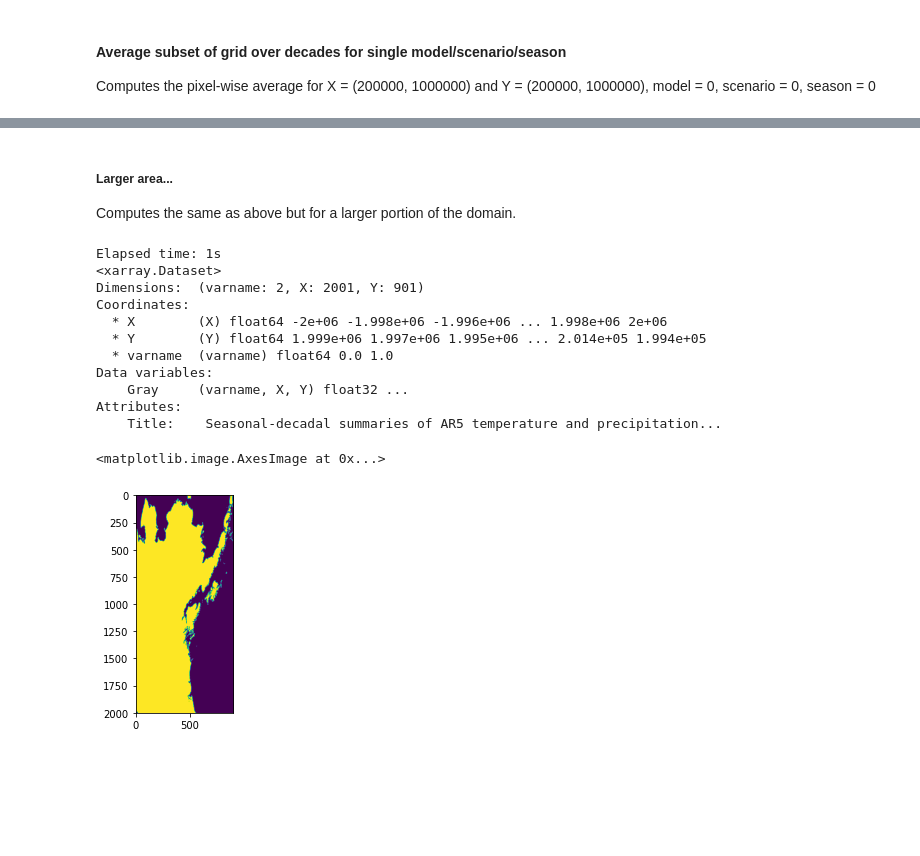
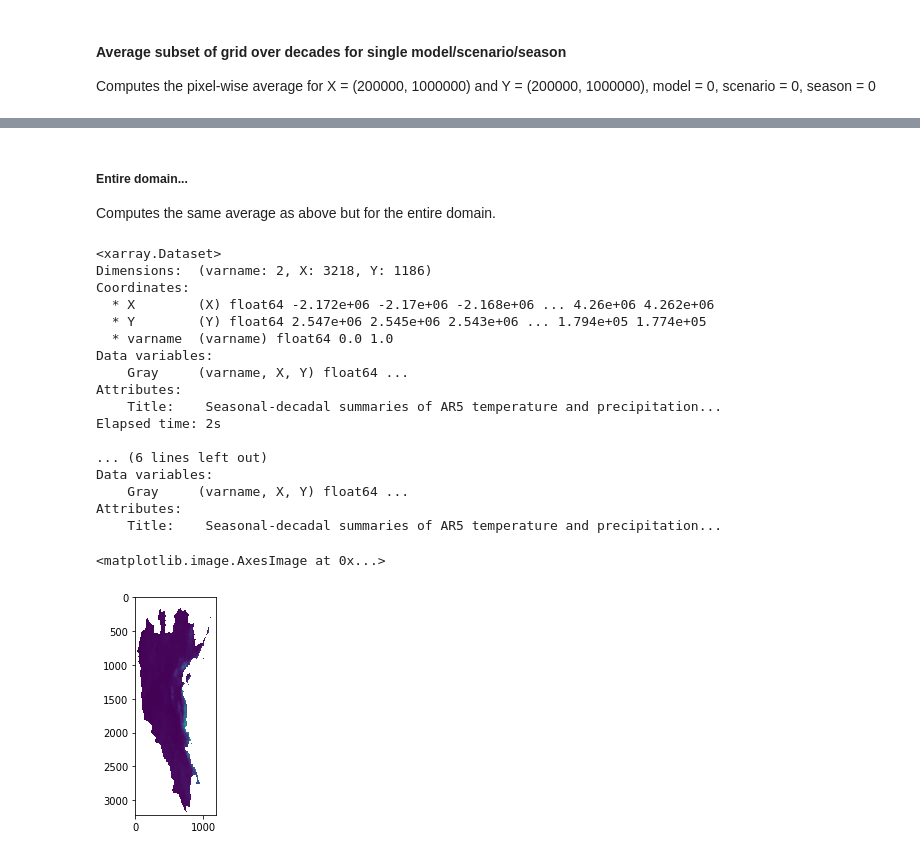
Before and after one commit to ua-snap/snap-geo, a Jupyter notebook: explore_wcps.ipynb, the cells around one changed output, grey strips where cells are left out. Cells and saved outputs as stored; diff of their text form; code cells hidden in the pictures; blank space fills up the shorter version.

```diff
--- a/explore_wcps.ipynb
+++ b/explore_wcps.ipynb
@@ -14,16 +16,4 @@ from urllib.parse import quote
 # %%
-# just using the API code for ease
-async def make_netcdf_request(url, session):
-    """Make an awaitable GET request to WCS URL with
-    netCDF encoding
-    Args:
-        url (str): WCS query with ncetCDF encoding
-        session (aiohttp.ClientSession): the client session instance
-    Returns:
-        Query result, deocded differently depending on encoding.
-    """
-    resp = await session.get(url)
-    resp.raise_for_status()
-    query_result = await resp.read()
-
-    return query_result
+def request(url):
+    resp = requests.get(url)
+    return resp.content
@@ -62,32 +121,49 @@ Attributes:
 # %% [markdown]
-##### Larger area...
+##### Entire domain...
 
-Computes the same as above but for a larger portion of the domain.
+Computes the same average as above but for the entire domain.
 # %%
-wcps_query = quote('for $c in (iem_ar5_2km_taspr_seasonal) return encode(condense + over $t decade(imageCrsDomain($c[decade(6:8)], decade)) using $c[decade($t),model(0),scenario(0),season(0),X(-2000000:2000000),Y(200000:2000000)], "application/netcdf")')
-url = f"http://zeus.snap.uaf.edu:8080/rasdaman/ows?&SERVICE=WCS&VERSION=2.0.1&request=ProcessCoverages&query={wcps_query}"
+# running into some memory limits with rasdaman so slicing parts of domain
+season = 0
+model = 0
+scenario = 0
+d1 = 6
+d2 = 8
+
+# current working solution for averaging is to use a
+#   sum condenser and divide by number of time slices
+wcps_query = quote((
+    'ProcessCoverages&query='
+    f'for $c in (iem_ar5_2km_taspr_seasonal) return encode( (condense + over $t decade({d1}:{d2}) '
+    f'using $c[decade($t),season(0),model(0),scenario(0)] ) / {len(np.arange(d1, d2 + 1))}, "application/netcdf")'
+))
 
 start_time = time.time()
-async with ClientSession() as session:
-    netcdf_bytes = await asyncio.create_task(make_netcdf_request(url, session))
+netcdf_bytes = request(base_url.format(wcps_query))
+ds = xr.open_dataset(io.BytesIO(netcdf_bytes))
+print(ds)
 
-ds = xr.open_dataset(io.BytesIO(netcdf_bytes))
-
-print(f"Elapsed time: {round(time.time() - start_time)}s")
+print(f"Elapsed time: {round(time.time() - start_time)}s\n")
 print(ds)
 
 plt.imshow(ds["Gray"].sel(varname=0).values)
 # %% [output]
-Elapsed time: 1s
 <xarray.Dataset>
-Dimensions:  (varname: 2, X: 2001, Y: 901)
+Dimensions:  (varname: 2, X: 3218, Y: 1186)
 Coordinates:
-  * X        (X) float64 -2e+06 -1.998e+06 -1.996e+06 ... 1.998e+06 2e+06
-  * Y        (Y) float64 1.999e+06 1.997e+06 1.995e+06 ... 2.014e+05 1.994e+05
+  * X        (X) float64 -2.172e+06 -2.17e+06 -2.168e+06 ... 4.26e+06 4.262e+06
+  * Y        (Y) float64 2.547e+06 2.545e+06 2.543e+06 ... 1.794e+05 1.774e+05
   * varname  (varname) float64 0.0 1.0
 Data variables:
-    Gray     (varname, X, Y) float32 ...
+    Gray     (varname, X, Y) float64 ...
 Attributes:
     Title:    Seasonal-decadal summaries of AR5 temperature and precipitation...
+Elapsed time: 2s
+
+... (6 lines left out)
+Data variables:
+    Gray     (varname, X, Y) float64 ...
+Attributes:
+    Title:    Seasonal-decadal summaries of AR5 temperature and precipitation...
 <matplotlib.image.AxesImage at 0x...>
-[figure, old version]
+[figure, new version]
```
Also changed, not shown: parts of 7 cells of this notebook, 2 other files.
